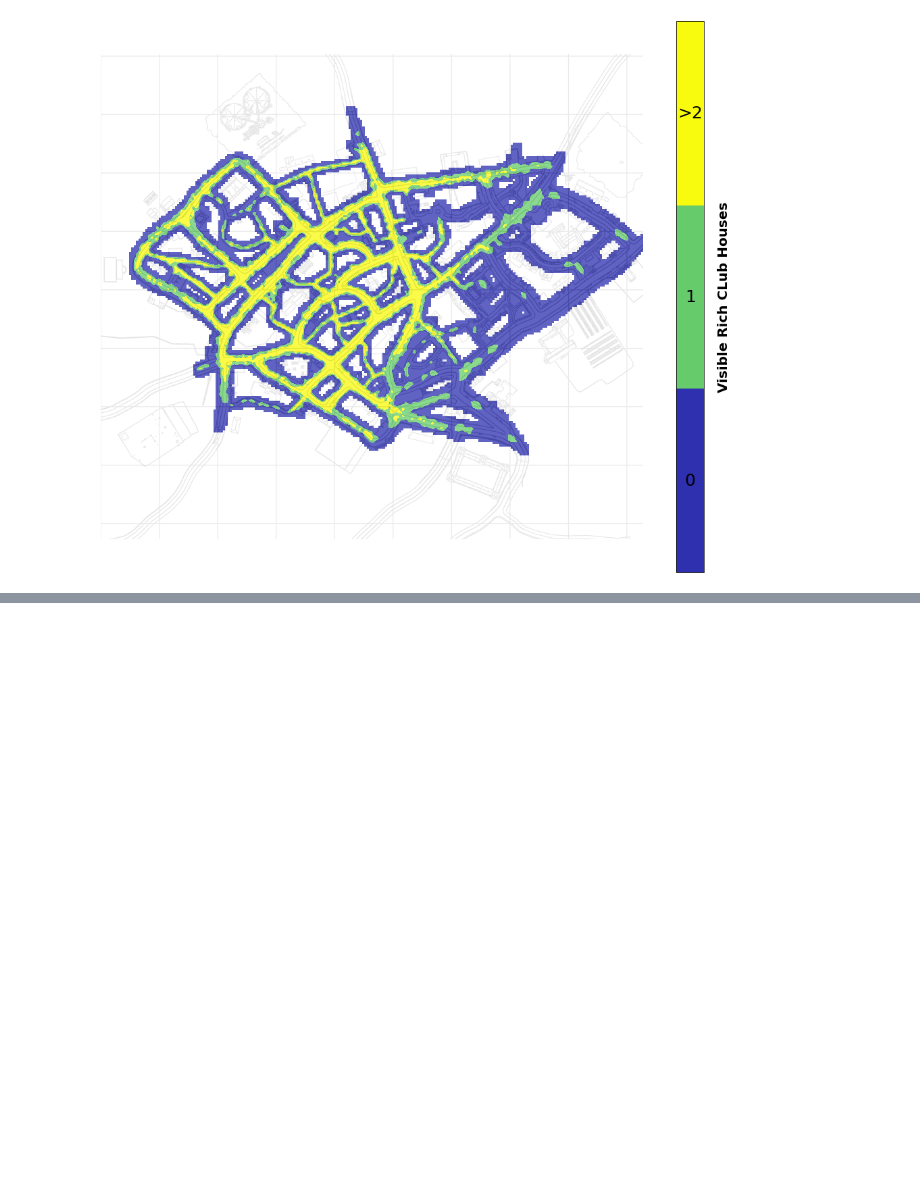
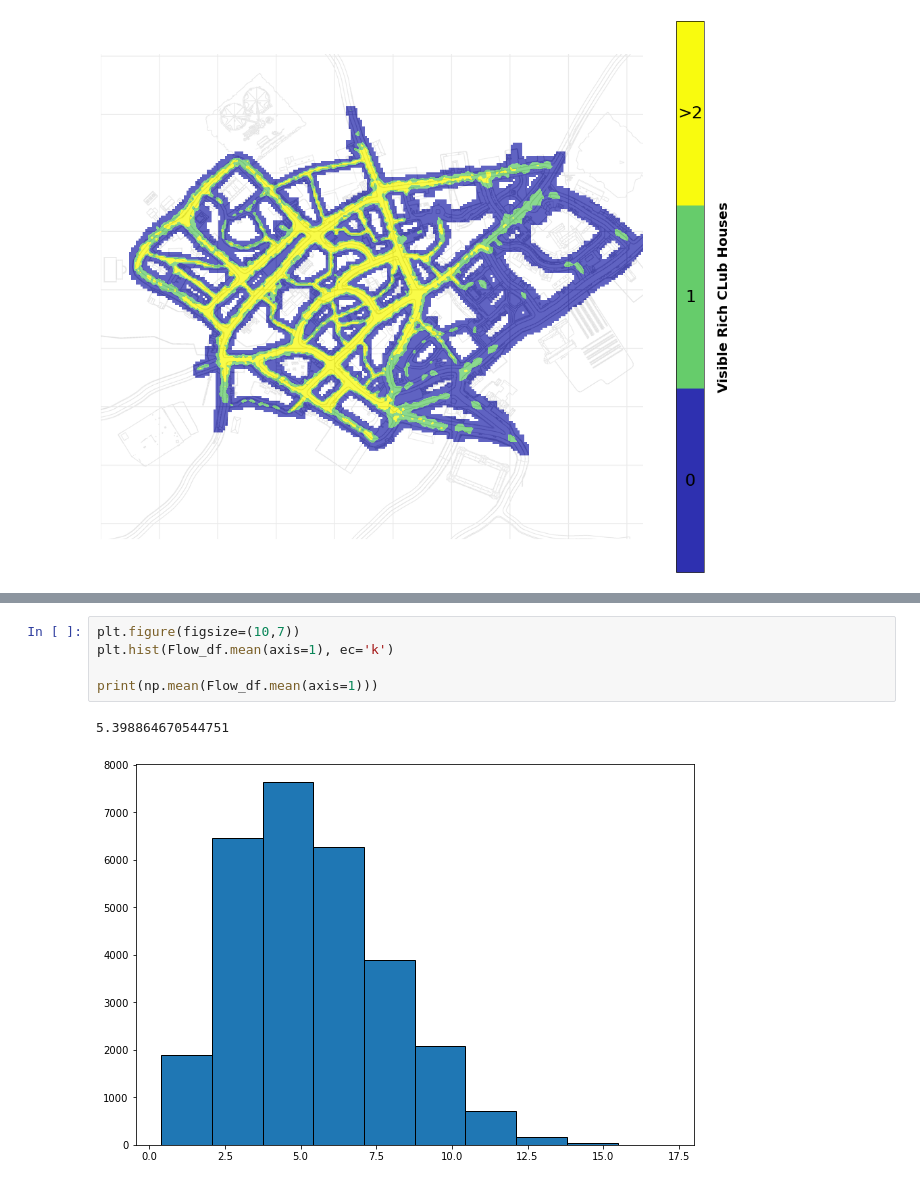
Before and after one commit to lucasessmann/GTA_ET, a Jupyter notebook: GraphAnalysis.ipynb, the cells around one changed output, grey strips where cells are left out. Saved outputs shown, nothing was run; the diff lists cells and outputs as text; blank space fills up the shorter version.

Commit message:
Flow Analysis of all paths and all combinations

```diff
--- a/GraphAnalysis.ipynb
+++ b/GraphAnalysis.ipynb
@@ -1938,0 +2039,8 @@ if save_bool == True:
+# %%
+plt.figure(figsize=(10,7))
+plt.hist(Flow_df.mean(axis=1), ec='k')
+
+print(np.mean(Flow_df.mean(axis=1)))
+# %% [output]
+5.398864670544751
+[figure, added]
```
Also changed, not shown: parts of 5 cells of this notebook, 1 other file.
